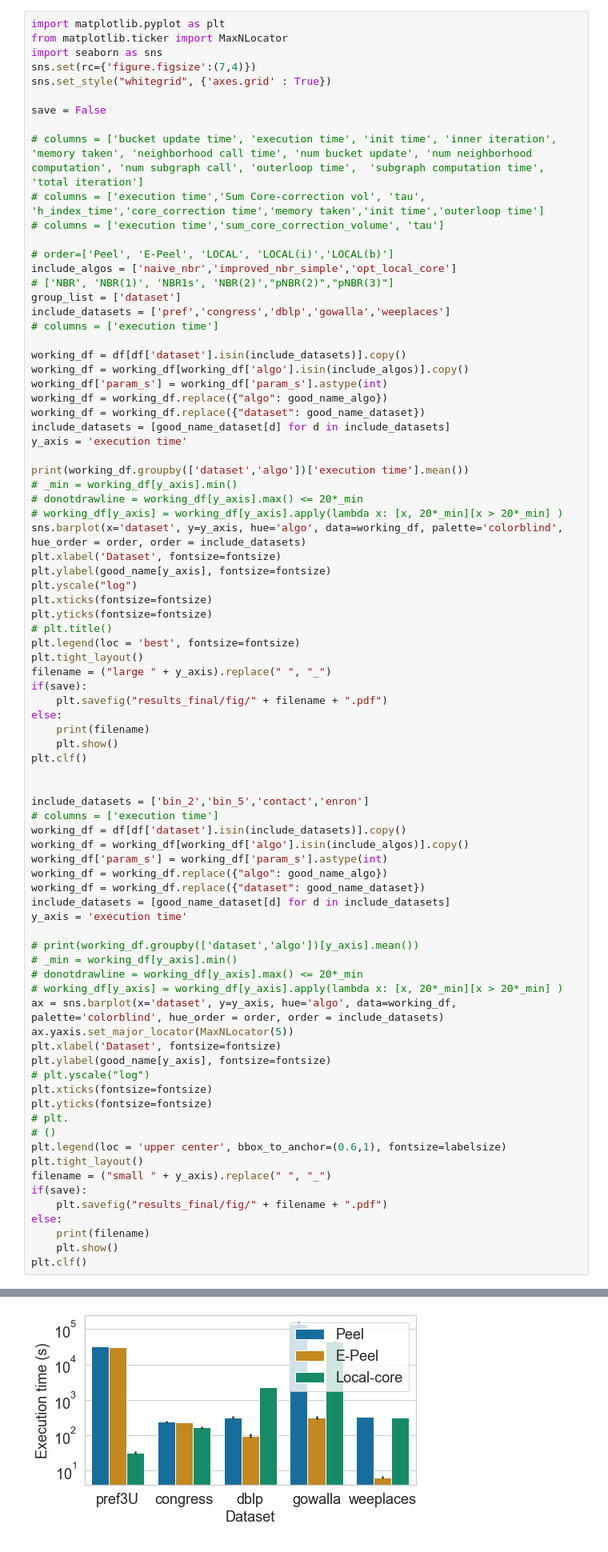
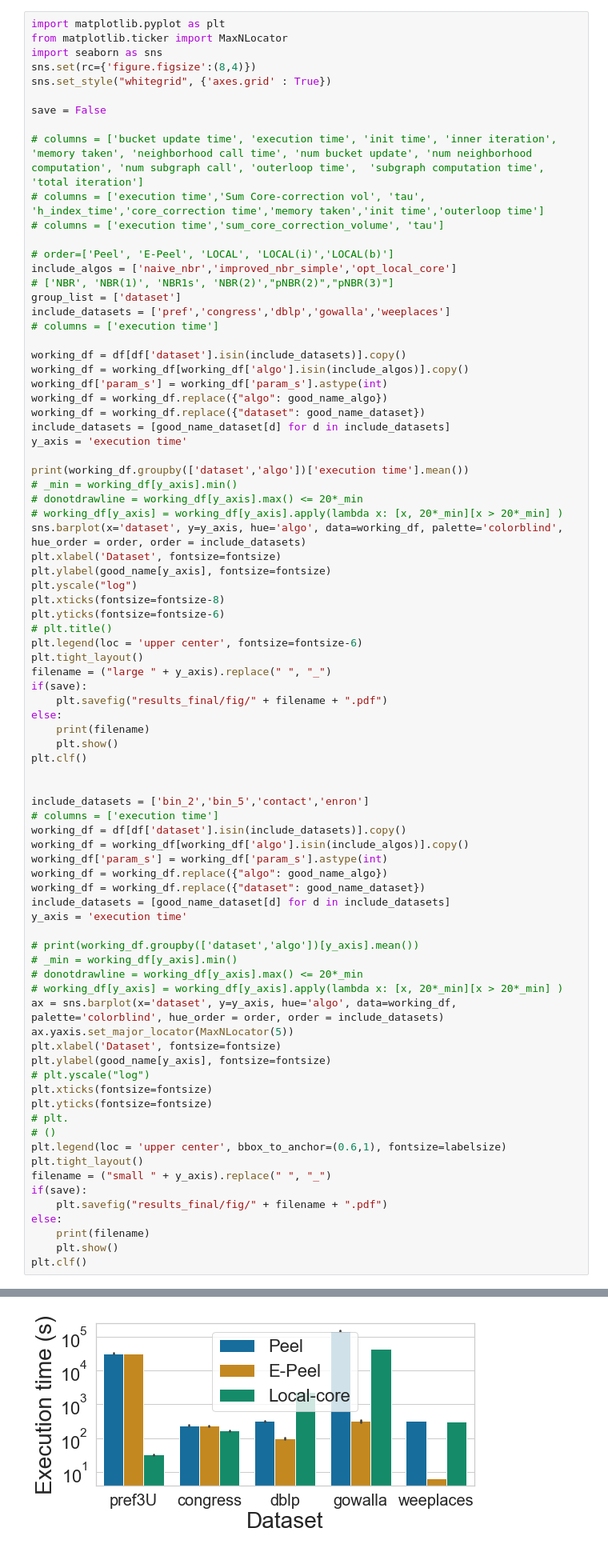
Before and after one commit to bishwamittra/scripts_hg-core-decomposition, a Jupyter notebook: read_output(naheed).ipynb, the cells around one changed output, grey strips where cells are left out. Shown at 80% size. Cells and saved outputs as stored; diff of their text form.

```diff
--- a/read_output(naheed).ipynb
+++ b/read_output(naheed).ipynb
@@ -152,7 +154,7 @@ save = True
 import matplotlib.pyplot as plt
 from matplotlib.ticker import MaxNLocator
 import seaborn as sns
-sns.set(rc={'figure.figsize':(7,4)})
+sns.set(rc={'figure.figsize':(8,4)})
 sns.set_style("whitegrid", {'axes.grid' : True})
 
 save = False
@@ -184,10 +186,10 @@ sns.barplot(x='dataset', y=y_axis, hue='algo', data=working_df, palette='colorbl
 plt.xlabel('Dataset', fontsize=fontsize)
 plt.ylabel(good_name[y_axis], fontsize=fontsize)
 plt.yscale("log")
-plt.xticks(fontsize=fontsize)
-plt.yticks(fontsize=fontsize)
+plt.xticks(fontsize=fontsize-8)
+plt.yticks(fontsize=fontsize-6)
 # plt.title()
-plt.legend(loc = 'best', fontsize=fontsize)
+plt.legend(loc = 'upper center', fontsize=fontsize-6)
 plt.tight_layout()
 filename = ("large " + y_axis).replace(" ", "_")
 if(save):
@@ -222,32 +224,32 @@ plt.yticks(fontsize=fontsize)
 # plt.
 # ()
 plt.legend(loc = 'upper center', bbox_to_anchor=(0.6,1), fontsize=labelsize)
 plt.tight_layout()
 filename = ("small " + y_axis).replace(" ", "_")
 if(save):
     plt.savefig("results_final/fig/" + filename + ".pdf")
 else:
     print(filename)
     plt.show()
 plt.clf()
 # %% [output]
 dataset    algo
 congress   E-Peel           231.126268
            Local-core       166.291690
            Peel             238.089251
 dblp       E-Peel            97.419941
            Local-core      2305.338741
            Peel             317.659950
 gowalla    E-Peel           323.405663
            Local-core     43675.728796
            Peel          141224.027150
 pref3U     E-Peel         30576.804145
            Local-core        32.589584
            Peel           32064.844540
 weeplaces  E-Peel             6.526137
            Local-core       312.718192
            Peel             330.184772
 Name: execution time, dtype: float64
 large_execution_time
-[figure, old version]
+[figure, new version]
 small_execution_time
```
Also changed, not shown: parts of 5 cells of this notebook, 5 other files.
